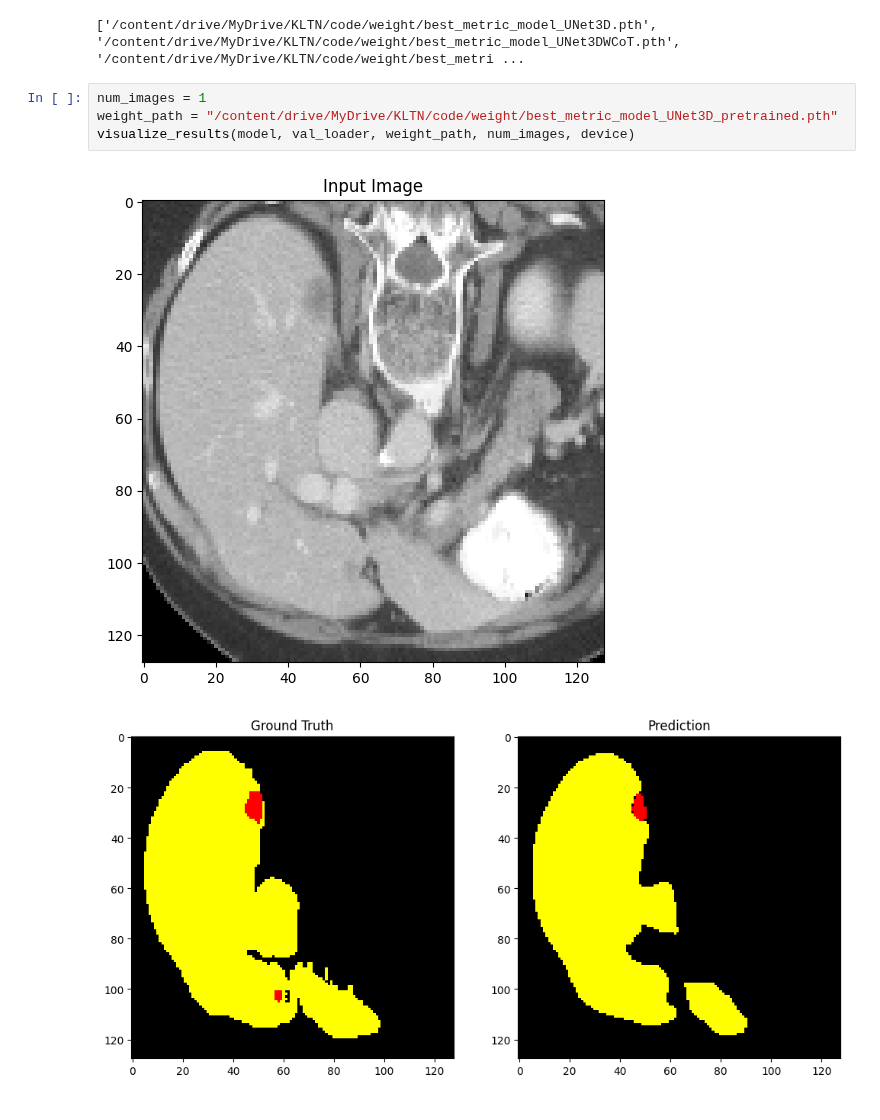
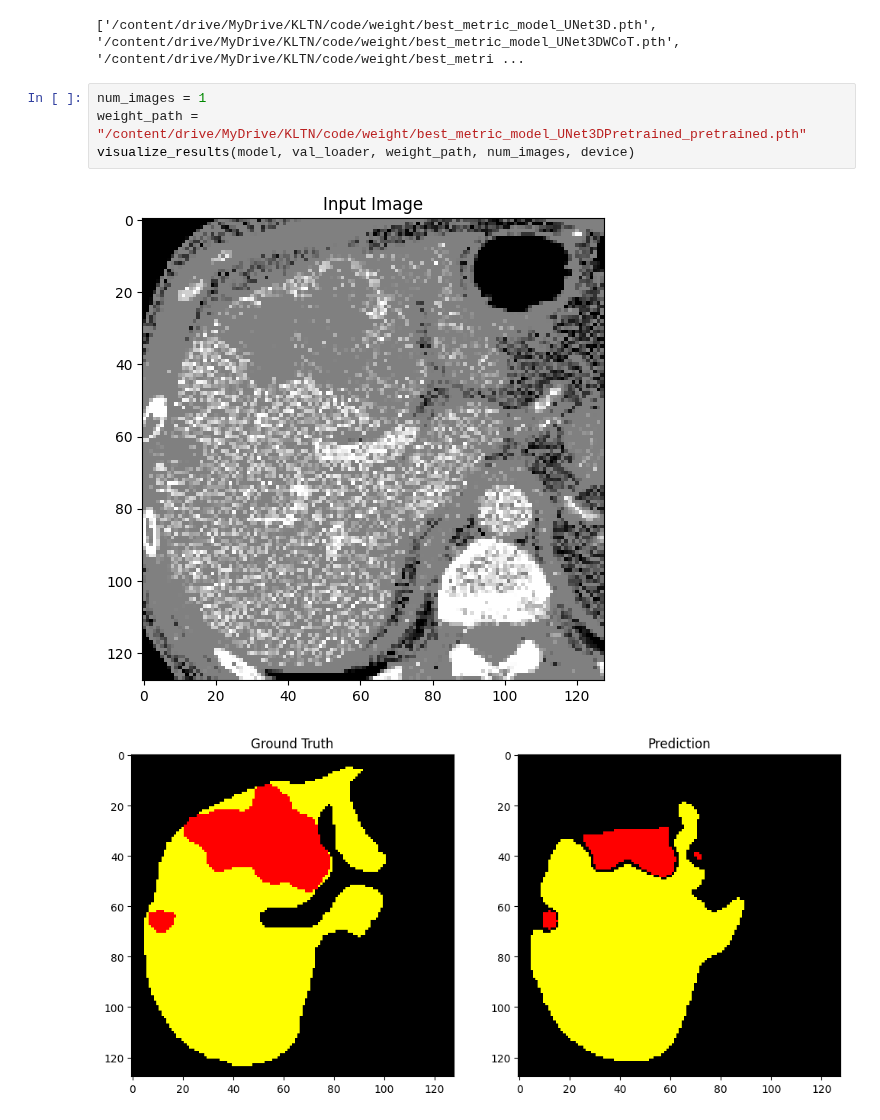
Before and after one commit to quanndm/kltn, a Jupyter notebook: notebooks/transfer_learning/main.ipynb, the cells around one changed output. Saved outputs shown, nothing was run; the diff lists cells and outputs as text.

```diff
--- a/notebooks/transfer_learning/main.ipynb
+++ b/notebooks/transfer_learning/main.ipynb
@@ -338,8 +327,8 @@ print(glob.glob(f"{config['path_save_model_state']}/best_metric_model*"))
 ['/content/drive/MyDrive/KLTN/code/weight/best_metric_model_UNet3D.pth', '/content/drive/MyDrive/KLTN/code/weight/best_metric_model_UNet3DWCoT.pth', '/content/drive/MyDrive/KLTN/code/weight/best_metri ...
 # %%
 num_images = 1
-weight_path = "/content/drive/MyDrive/KLTN/code/weight/best_metric_model_UNet3D_pretrained.pth"
+weight_path = "/content/drive/MyDrive/KLTN/code/weight/best_metric_model_UNet3DPretrained_pretrained.pth"
 visualize_results(model, val_loader, weight_path, num_images, device)
 # %% [output]
-[figure, old version]
+[figure, new version]
-[figure, old version]
+[figure, new version]
```
Also changed, not shown: parts of 4 cells of this notebook.
